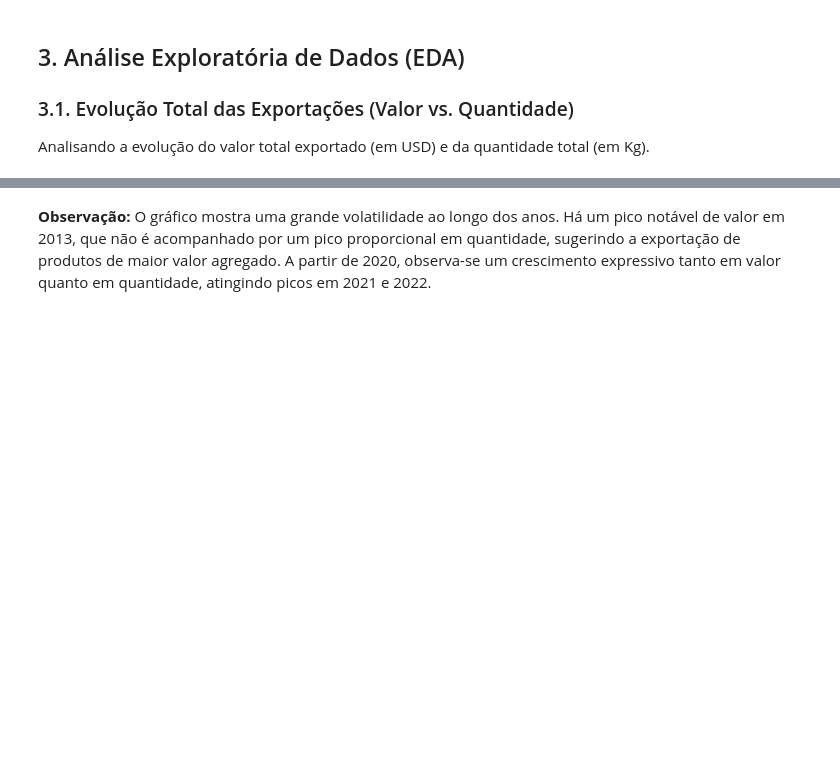
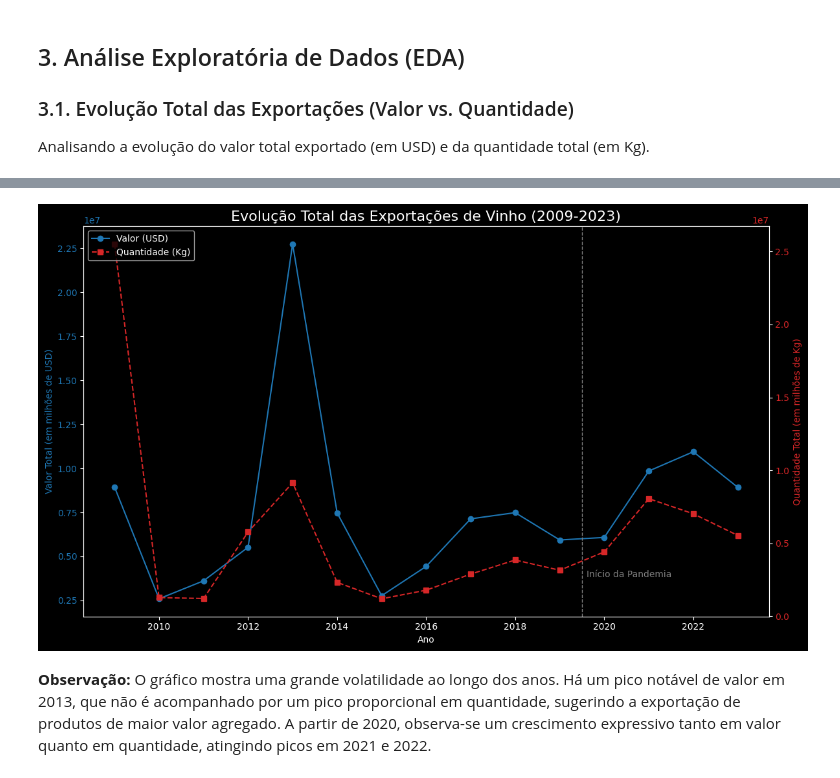
Before and after one commit to RfaelSantos/Tech-Challenge---Fase-I, a Jupyter notebook: analise_exportacao_vinho.ipynb, the cells around one changed output, grey strips where cells are left out. Saved outputs shown, nothing was run; the diff lists cells and outputs as text; code cells hidden in the pictures; blank space fills up the shorter version.

Commit message:
Novo commit com os graficos sendo gerados com o matplotlib, substituindo o plotly

```diff
--- a/analise_exportacao_vinho.ipynb
+++ b/analise_exportacao_vinho.ipynb
@@ -109,3 +70,60 @@ fig.show()
+# %%
+# Processando os dados totais
+df_total_valor = melt_data(df_total, 'Valor', 'Valor_USD')
+df_total_qtd = melt_data(df_total, 'Qtd', 'Quantidade')
+df_total_agregado = pd.merge(df_total_valor, df_total_qtd, on='Ano')
+
+# --- Configuração Inicial ---
+# Define o tema para aproximar do 'plotly_dark'. Use 'ggplot' ou 'seaborn-v0_8-darkgrid' se preferir.
+plt.style.use('dark_background')
+
+# Cria a Figura e o primeiro eixo (ax1)
+fig, ax1 = plt.subplots(figsize=(12, 7))
+
+# Define a cor para cada eixo para facilitar a leitura
+color1 = 'tab:blue'
+color2 = 'tab:red'
+
+# --- Eixo 1: Valor (USD) ---
+ax1.set_xlabel('Ano')
+ax1.set_ylabel('Valor Total (em milhões de USD)', color=color1)
+ax1.plot(df_total_agregado['Ano'], df_total_agregado['Valor_USD'],
+         color=color1, marker='o', label='Valor (USD)')
+ax1.tick_params(axis='y', labelcolor=color1)
+
+# --- Eixo 2: Quantidade (Kg) ---
+# Cria um segundo eixo (ax2) que compartilha o eixo X (ax1.twinx())
+ax2 = ax1.twinx()
+ax2.set_ylabel('Quantidade Total (em milhões de Kg)', color=color2)
+ax2.plot(df_total_agregado['Ano'], df_total_agregado['Quantidade'],
+         color=color2, marker='s', linestyle='--', label='Quantidade (Kg)')
+ax2.tick_params(axis='y', labelcolor=color2)
+
+# --- Anotações e Títulos ---
+# Adicionando a linha vertical da pandemia
+ax1.axvline(x=2019.5, color='grey', linestyle='--', linewidth=1)
+# Adicionando o texto da anotação
+# (Posiciona o texto 10% acima do mínimo do eixo Y)
+y_pos = ax1.get_ylim()[0] + (ax1.get_ylim()[1] - ax1.get_ylim()[0]) * 0.1
+ax1.text(2019.5 + 0.1, y_pos, 'Início da Pandemia', color='grey', fontsize=10)
+
+# Título do Gráfico
+plt.title('Evolução Total das Exportações de Vinho (2009-2023)', fontsize=16)
+
+# --- Legenda ---
+# Criar a legenda pode ser complicado com 'twinx()'.
+# Este é o método padrão para combinar as duas legendas em uma só caixa.
+lines, labels = ax1.get_legend_handles_labels()
+lines2, labels2 = ax2.get_legend_handles_labels()
+ax2.legend(lines + lines2, labels + labels2, loc='upper left')
+
+# Ajusta o layout para evitar que os rótulos se sobreponham
+fig.tight_layout()
+
+# Mostra o gráfico
+plt.show()
+# %% [output]
+[figure, added]
 # %% [markdown]
 **Observação:** O gráfico mostra uma grande volatilidade ao longo dos anos. Há um pico notável de valor em 2013, que não é acompanhado por um pico proporcional em quantidade, sugerindo a exportação de produtos de maior valor agregado. A partir de 2020, observa-se um crescimento expressivo tanto em valor quanto em quantidade, atingindo picos em 2021 e 2022.
 # %% [markdown]
```
Also changed, not shown: parts of 8 cells of this notebook.
